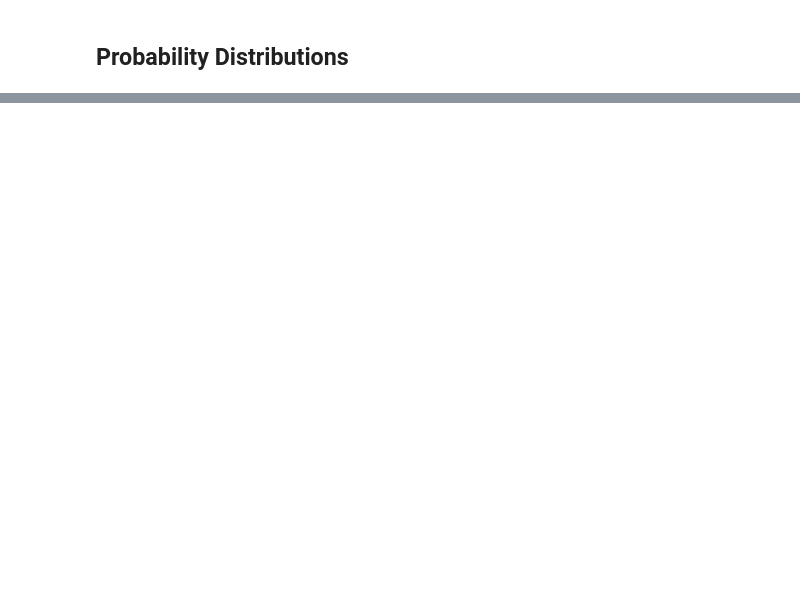
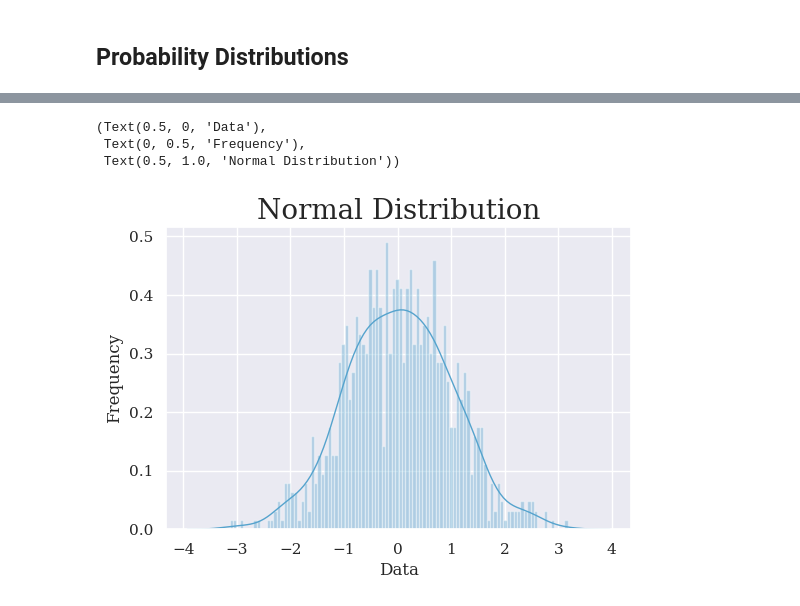
Before and after one commit to prateep03/Python-Tutorial, a Jupyter notebook: notebooks/scipy-stats-example.ipynb, the cells around one changed output, grey strips where cells are left out. Cells and saved outputs as stored; diff of their text form; code cells hidden in the pictures; blank space fills up the shorter version.

```diff
--- a/notebooks/scipy-stats-example.ipynb
+++ b/notebooks/scipy-stats-example.ipynb
@@ -298,0 +356,13 @@ array([[-2.,  1.],
+# %%
+n = 1000
+mu = 0
+sigma = 1
+data = norm.rvs(size=n, loc=mu, scale=sigma)
+# %%
+ax = sns.distplot(data, bins=100, kde=True)
+ax.set_xlabel('Data'), ax.set_ylabel('Frequency'), ax.set_title('Normal Distribution')
+# %% [output]
+(Text(0.5, 0, 'Data'),
+ Text(0, 0.5, 'Frequency'),
+ Text(0.5, 1.0, 'Normal Distribution'))
+[figure, added]
```
Also changed, not shown: parts of 39 cells of this notebook.
